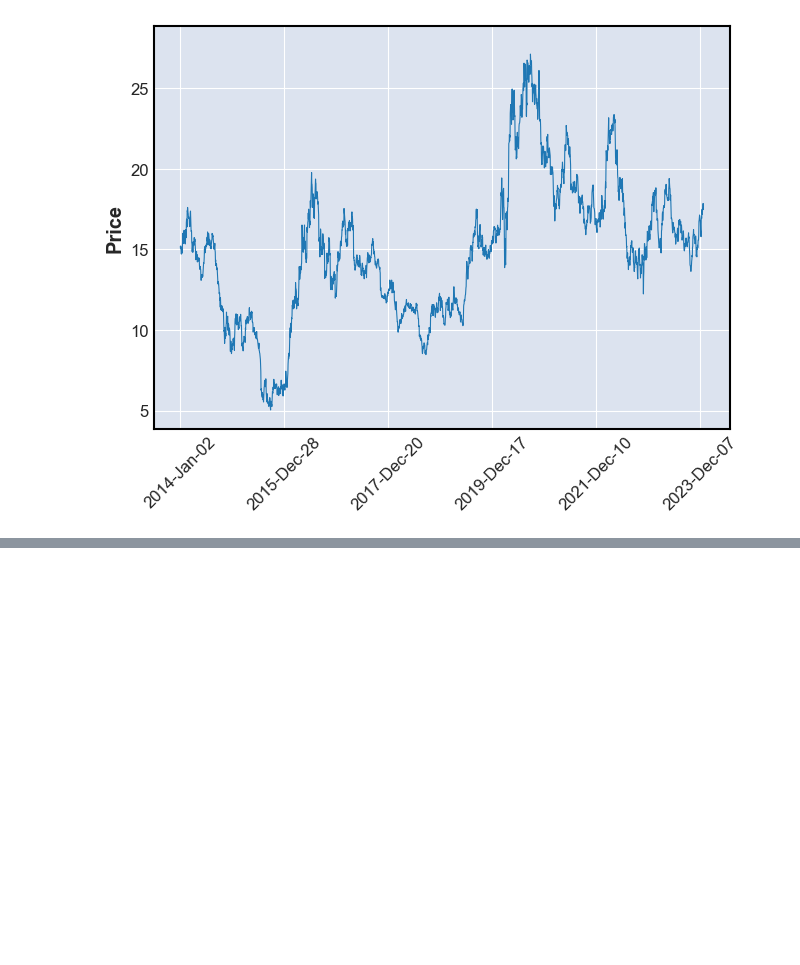
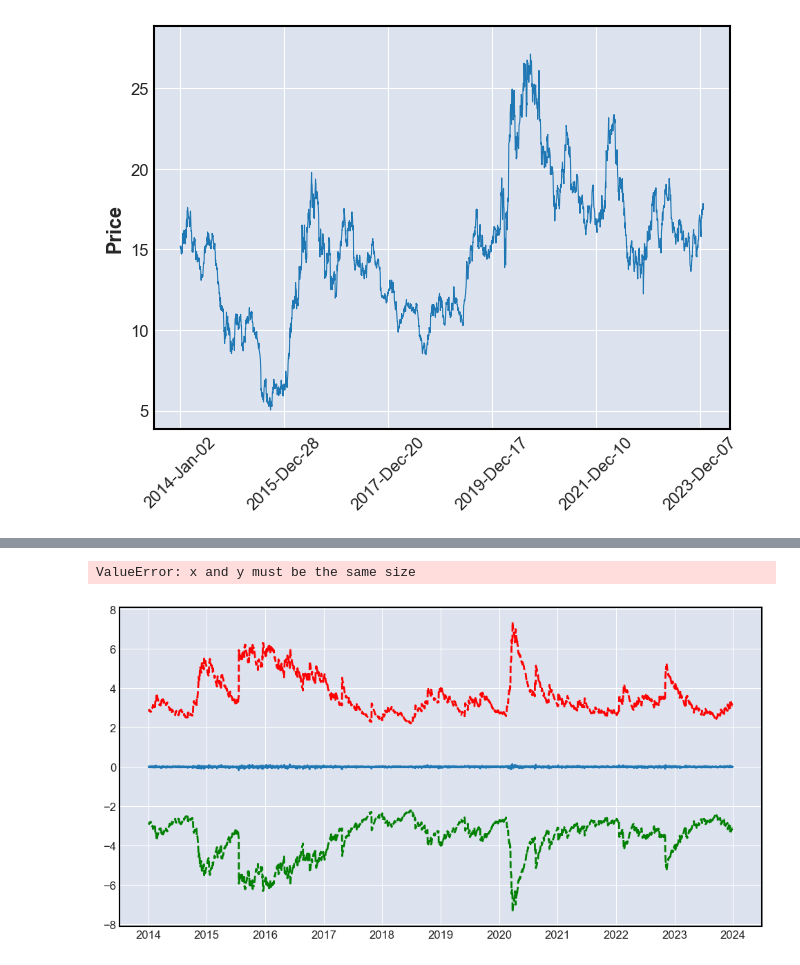
Before and after one commit to jaytai3336/test_backtesting, a Jupyter notebook: INVEST SOC QF QN2.ipynb, the cells around one changed output, grey strips where cells are left out. Saved outputs shown, nothing was run; the diff lists cells and outputs as text; code cells hidden in the pictures; blank space fills up the shorter version.

```diff
--- a/INVEST SOC QF QN2.ipynb
+++ b/INVEST SOC QF QN2.ipynb
@@ -210,0 +165,35 @@ array([1, 1, 0, ..., 1, 1, 0], shape=(2205,))
+# %%
+# Get conditional volatility
+conditional_vol = garch_results.conditional_volatility
+
+# Create Bollinger Bands
+gold['ARIMA_Forecast'] = arima_results.predict()
+gold['Upper_Band'] = gold['ARIMA_Forecast'] + 1.5*conditional_vol
+gold['Lower_Band'] = gold['ARIMA_Forecast'] - 1.5*conditional_vol
+
+# Generate signals
+gold['Position'] = np.where(
+    gold['Log_Return'] < gold['Lower_Band'],
+    1,  # Buy when price drops below lower band
+    np.where(
+        gold['Log_Return'] > gold['Upper_Band'],
+        -1,  # Short when price exceeds upper band
+        0     # Neutral otherwise
+    )
+)
+
+# Plot signals
+plt.figure(figsize=(12,6))
+plt.plot(gold['Log_Return'], label='Returns')
+plt.plot(gold['Upper_Band'], label='Upper Band', linestyle='--', color='red')
+plt.plot(gold['Lower_Band'], label='Lower Band', linestyle='--', color='green')
+plt.scatter(gold.index, gold['Log_Return'][gold['Position'] == 1],
+            color='green', label='Buy Signal', marker='^')
+plt.scatter(gold.index, gold['Log_Return'][gold['Position'] == -1],
+            color='red', label='Sell Signal', marker='v')
+plt.legend()
+plt.title('ARIMA-GARCH Trading Signals')
+plt.show()
+# %% [output]
+ValueError: x and y must be the same size
+[figure, added]
```
Also changed, not shown: parts of 11 cells of this notebook, 1 other file.
